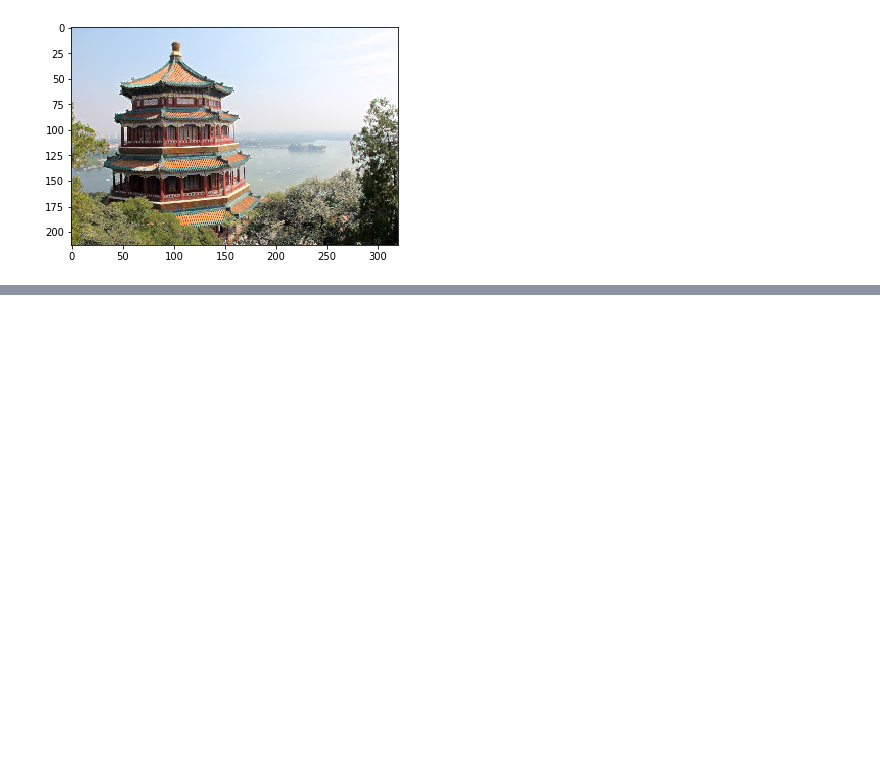
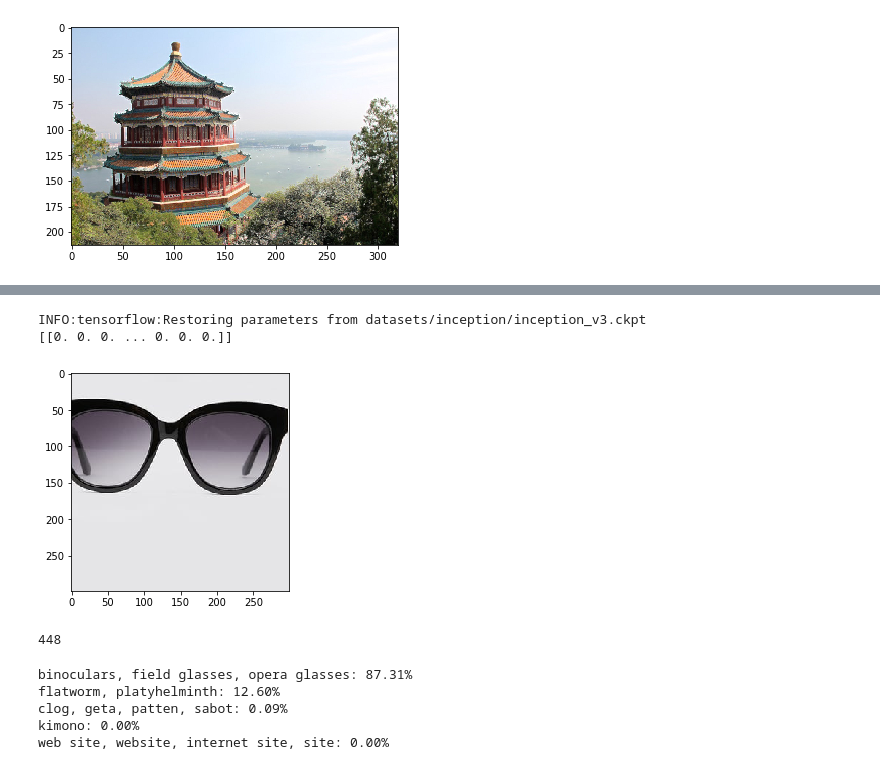
Before and after one commit to AnaumRiaz/MachineLearning, a Jupyter notebook: Chapter13.ipynb, the cells around one changed output, grey strips where cells are left out. Saved outputs shown, nothing was run; the diff lists cells and outputs as text; code cells hidden in the pictures; blank space fills up the shorter version.

```diff
--- a/Chapter13.ipynb
+++ b/Chapter13.ipynb
@@ -138,0 +592,16 @@ plt.show()
+# %%
+from tensorflow.contrib.slim.nets import inception
+import tensorflow.contrib.slim as slim
+
+tf.reset_default_graph()
+
+X = tf.placeholder(tf.float32, shape=[None, 299, 299, 3], name="X")
+with slim.arg_scope(inception.inception_v3_arg_scope()):
+    logits, end_points = inception.inception_v3(X, num_classes=1001, is_training=False)
+predictions = end_points["Predictions"]
+saver = tf.train.Saver()
+
+#right now, saving the already pretrained model checkpoint
+with tf.Session() as sess:
+    saver.restore(sess, INCEPTION_V3_CHECKPOINT_PATH)
+    #
@@ -138,0 +626,44 @@ plt.show()
+# %%
+test_image = mpimg.imread(os.path.join("images","cnn","glasses.jpg"))[:, :, :channels]
+test_image = test_image[500:299+500,150:299+150,:]
+plt.imshow(test_image)
+
+
+X_test = test_image.reshape(-1, height, width, channels)
+
+with tf.Session() as sess:
+    saver.restore(sess, INCEPTION_V3_CHECKPOINT_PATH)
+    predictions_val = predictions.eval(feed_dict={X: X_test})
+    print(predictions_val)   #out probs for all the classes i.e. 1001
+# %% [output]
+INFO:tensorflow:Restoring parameters from datasets/inception/inception_v3.ckpt
+[[0. 0. 0. ... 0. 0. 0.]]
+[figure, added]
+# %%
+most_likely_class_index = np.argmax(predictions_val)
+
+class_names[most_likely_class_index]
+# %% [output]
+448
+# %%
+#dontunderstand how this works
+top_5 = np.argpartition(predictions_val[0], -5)[-5:]
+top_5 = reversed(top_5[np.argsort(predictions_val[0][top_5])])
+
+#this doing the same as before
+see = reversed(np.argsort(predictions_val[0])[-5:])
+
+for i in see:
+    print("{0}: {1:.2f}%".format(class_names[i], 100 * predictions_val[0][i]))
+
+# binoculars, field glasses, opera glasses: 87.31%
+# flatworm, platyhelminth: 12.60%
+# clog, geta, patten, sabot: 0.09%
+# kimono: 0.00%
+# web site, website, internet site, site: 0.00%
+# %% [output]
+binoculars, field glasses, opera glasses: 87.31%
+flatworm, platyhelminth: 12.60%
+clog, geta, patten, sabot: 0.09%
+kimono: 0.00%
+web site, website, internet site, site: 0.00%
```
Also changed, not shown: parts of 19 cells of this notebook, 2 other files.
